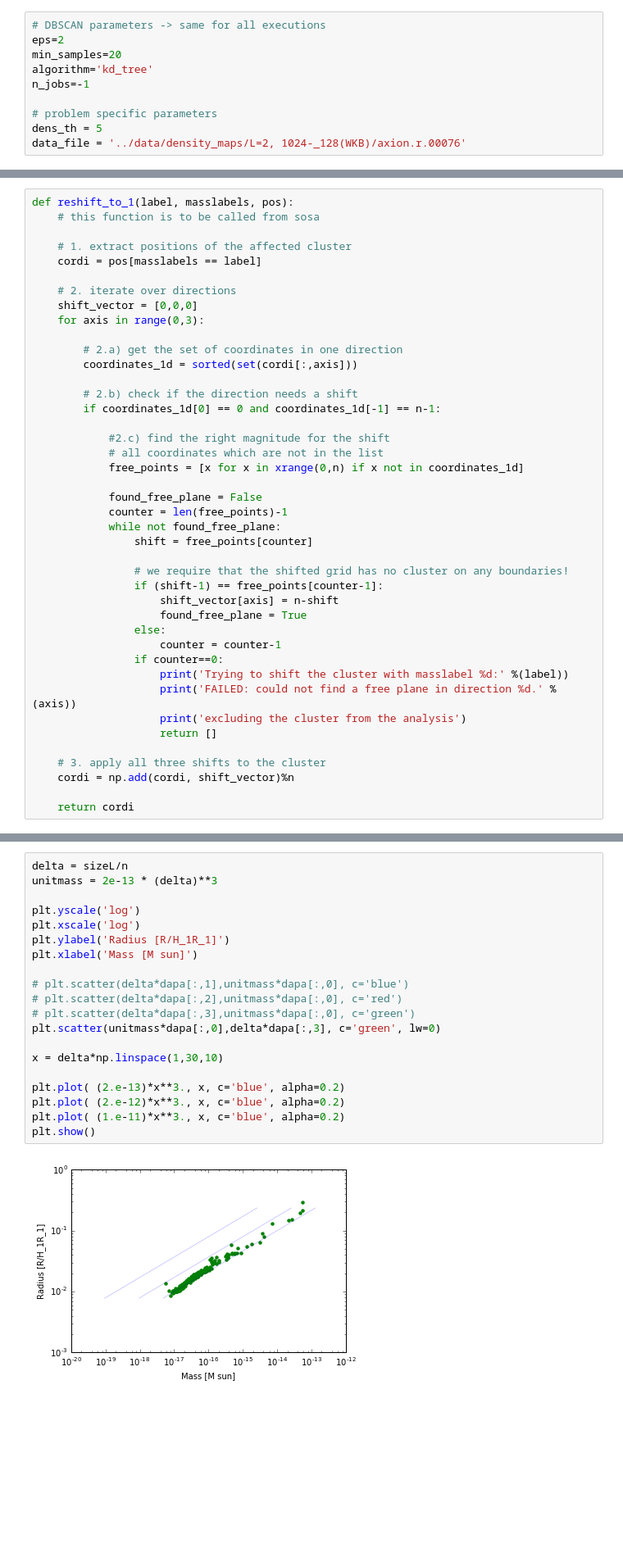
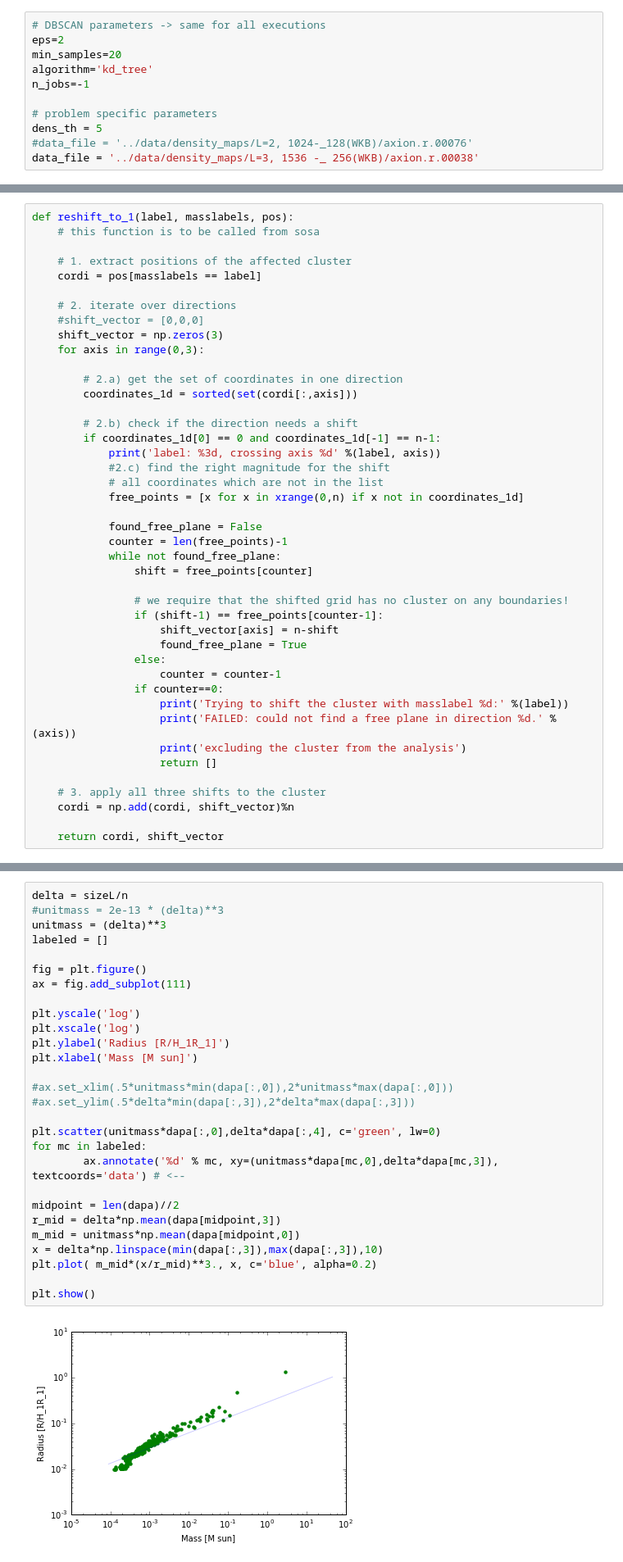
Before and after one commit to bufeo/MC-clustering, a Jupyter notebook: notebooks/MC-clustering_fullshift.ipynb, the cells around one changed output, grey strips where cells are left out. Shown at 82% size. Saved outputs shown, nothing was run; the diff lists cells and outputs as text; blank space fills up the shorter version.

```diff
--- a/notebooks/MC-clustering_fullshift.ipynb
+++ b/notebooks/MC-clustering_fullshift.ipynb
@@ -58,7 +58,8 @@ n_jobs=-1
 
 # problem specific parameters
 dens_th = 5
-data_file = '../data/density_maps/L=2, 1024-_128(WKB)/axion.r.00076'
+#data_file = '../data/density_maps/L=2, 1024-_128(WKB)/axion.r.00076'
+data_file = '../data/density_maps/L=3, 1536 -_ 256(WKB)/axion.r.00038'
 # %% [markdown]
 ### a quick investiagtion of javiers data files
 
@@ -596,7 +565,8 @@ def reshift_to_1(label, masslabels, pos):
     cordi = pos[masslabels == label]
 
     # 2. iterate over directions
-    shift_vector = [0,0,0]
+    #shift_vector = [0,0,0]
+    shift_vector = np.zeros(3)
     for axis in range(0,3):
 
         # 2.a) get the set of coordinates in one direction
@@ -604,7 +574,7 @@ def reshift_to_1(label, masslabels, pos):
 
         # 2.b) check if the direction needs a shift
         if coordinates_1d[0] == 0 and coordinates_1d[-1] == n-1:
-
+            print('label: %3d, crossing axis %d' %(label, axis))
             #2.c) find the right magnitude for the shift
             # all coordinates which are not in the list
             free_points = [x for x in xrange(0,n) if x not in coordinates_1d]
@@ -629,4 +599,4 @@ def reshift_to_1(label, masslabels, pos):
     # 3. apply all three shifts to the cluster
     cordi = np.add(cordi, shift_vector)%n
 
-    return cordi
+    return cordi, shift_vector
@@ -747,26 +701,34 @@ dapa, pain = sosa(masslabels, den, labels, labels2, pos, pos2)
 ### mass vs radius plot
 # %%
 delta = sizeL/n
-unitmass = 2e-13 * (delta)**3
+#unitmass = 2e-13 * (delta)**3
+unitmass = (delta)**3
+labeled = []
+
+fig = plt.figure()
+ax = fig.add_subplot(111)
 
 plt.yscale('log')
 plt.xscale('log')
 plt.ylabel('Radius [R/H_1R_1]')
 plt.xlabel('Mass [M sun]')
 
-# plt.scatter(delta*dapa[:,1],unitmass*dapa[:,0], c='blue')
-# plt.scatter(delta*dapa[:,2],unitmass*dapa[:,0], c='red')
-# plt.scatter(delta*dapa[:,3],unitmass*dapa[:,0], c='green')
-plt.scatter(unitmass*dapa[:,0],delta*dapa[:,3], c='green', lw=0)
+#ax.set_xlim(.5*unitmass*min(dapa[:,0]),2*unitmass*max(dapa[:,0]))
+#ax.set_ylim(.5*delta*min(dapa[:,3]),2*delta*max(dapa[:,3]))
 
-x = delta*np.linspace(1,30,10)
+plt.scatter(unitmass*dapa[:,0],delta*dapa[:,4], c='green', lw=0)
+for mc in labeled:
+        ax.annotate('%d' % mc, xy=(unitmass*dapa[mc,0],delta*dapa[mc,3]), textcoords='data') # <--
 
-plt.plot( (2.e-13)*x**3., x, c='blue', alpha=0.2)
-plt.plot( (2.e-12)*x**3., x, c='blue', alpha=0.2)
-plt.plot( (1.e-11)*x**3., x, c='blue', alpha=0.2)
+midpoint = len(dapa)//2
+r_mid = delta*np.mean(dapa[midpoint,3])
+m_mid = unitmass*np.mean(dapa[midpoint,0])
+x = delta*np.linspace(min(dapa[:,3]),max(dapa[:,3]),10)
+plt.plot( m_mid*(x/r_mid)**3., x, c='blue', alpha=0.2)
+
 plt.show()
 # %% [output]
-[figure, old version]
+[figure, new version]
 # %% [markdown]
 ### Eccentricity
 Take the three inertia of motion (corresponding to three spatial directions) and plot (min-max)/(min+max). For a perfect sphere this is zero.
```
Also changed, not shown: parts of 43 cells of this notebook, 25 other files.
